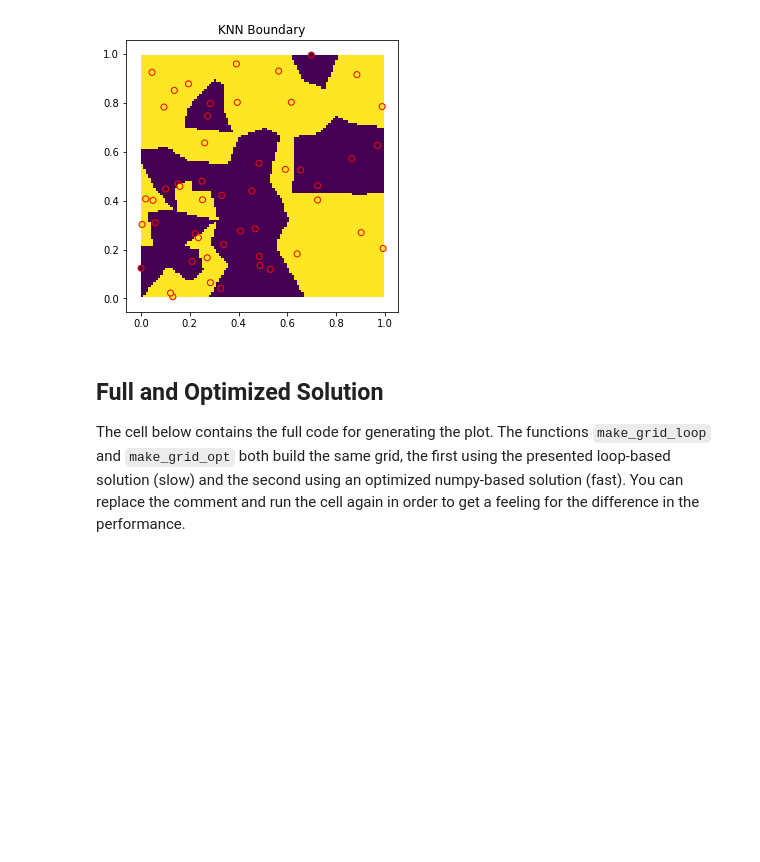
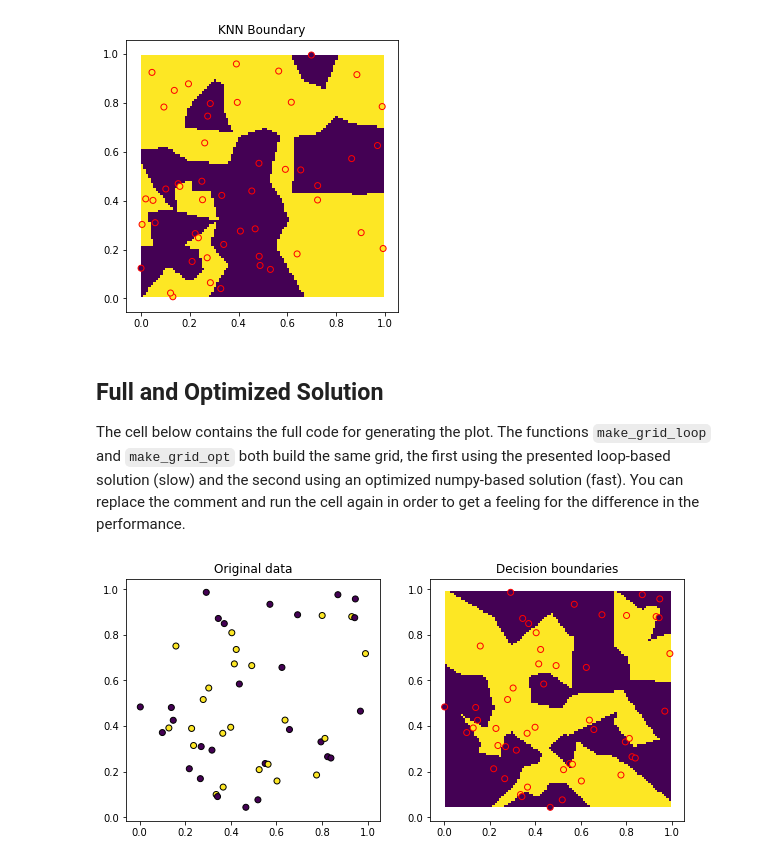
Before and after one commit to rafaelmessias/2dv516, a Jupyter notebook: 2dv516-python-example-decision-boundaries.ipynb, the cells around one changed output. Cells and saved outputs as stored; diff of their text form; code cells hidden in the pictures; blank space fills up the shorter version.

Commit message:
incorrect usage of title on subplot object. should be set_title

```diff
--- a/2dv516-python-example-decision-boundaries.ipynb
+++ b/2dv516-python-example-decision-boundaries.ipynb
@@ -92,32 +92,34 @@ min_y, max_y = min(X[:, 1]), max(X[:, 1])
 grid_size = 100
 x_axis = np.linspace(min_x, max_x, grid_size)
 y_axis = np.linspace(min_y, max_y, grid_size)
 
 def make_grid_loop(x_axis, y_axis):
     grid = np.zeros(shape=(len(x_axis), len(y_axis)))
     for ix, vx in enumerate(x_axis):
         for iy, vy in enumerate(y_axis):
             grid[ix, iy] = knn_clf.predict([[vx, vy]])
     return grid.T
 
 def make_grid_opt(x_axis, y_axis):
     xx, yy = np.meshgrid(x_axis, y_axis)
     cells = np.stack([xx.ravel(), yy.ravel()], axis=1)
     grid = knn_clf.predict(cells).reshape(grid_size, grid_size)
     return grid
 
 # Replace the comment below to test the performance of the two solutions
 grid = make_grid_loop(x_axis, y_axis)
 #grid = make_grid_opt(x_axis, y_axis)
 
 fig, (ax1, ax2) = plt.subplots(1, 2, figsize=(10, 5))
 
 ax1.scatter(X[:,0], X[:,1], c=y, edgecolors='k')
 ax1.set_aspect('equal', 'box')
-ax1.title("Original data")
+ax1.set_title("Original data")
 
 ax2.imshow(grid, origin='lower', extent=(min_x, max_x, min_y, max_y))
 ax2.scatter(X[:,0], X[:,1], c=y, edgecolors='r')
-ax2.title("Decision boundaries")
+ax2.set_title("Decision boundaries")
 
 plt.show()
+# %% [output]
+[figure, added]
```
